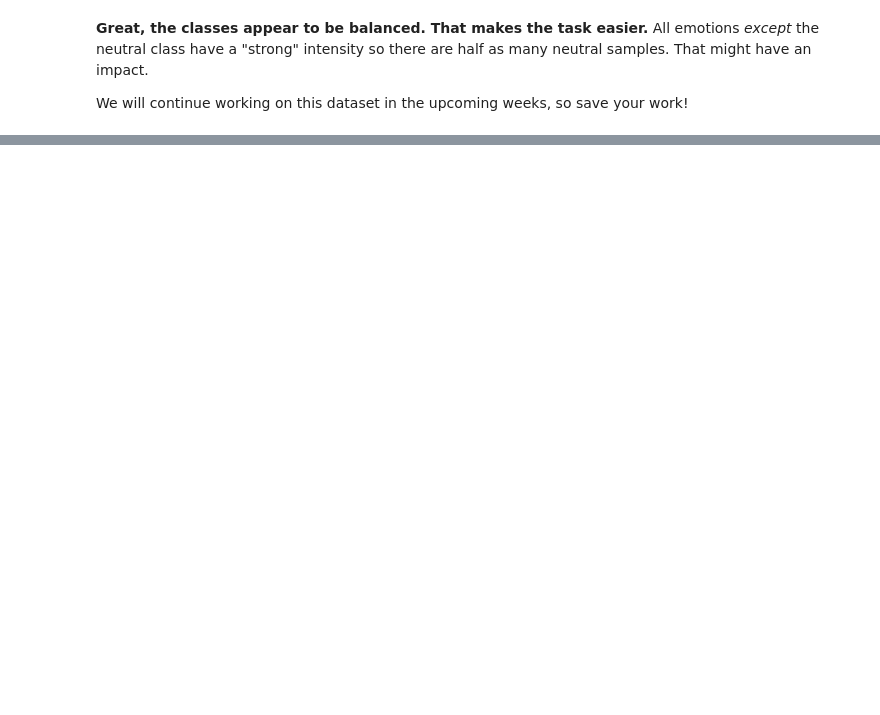
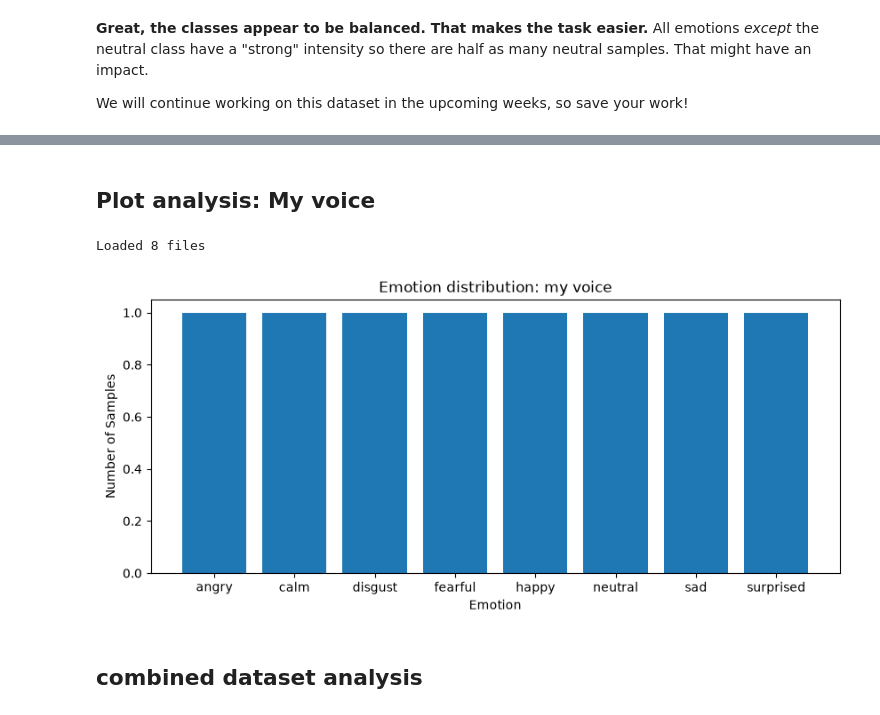
Before and after one commit to laoneya31/Week2-DataPreprocessing, a Jupyter notebook: Week 2.ipynb, the cells around one changed output, grey strips where cells are left out. Cells and saved outputs as stored; diff of their text form; code cells hidden in the pictures; blank space fills up the shorter version.

```diff
--- a/Week 2.ipynb
+++ b/Week 2.ipynb
@@ -646,0 +785,30 @@ We will continue working on this dataset in the upcoming weeks, so save your wor
+# %% [markdown]
+## Plot analysis: My voice
+# %%
+# Load emotion labels
+def load_emotions(pattern):
+    labels = []
+    for file in glob.glob(pattern):
+        file_name = os.path.basename(file)
+        code = file_name.split("-")[2]
+        labels.append(emotions_dict[code])
+    print(f"Loaded {len(labels)} files")
+    return np.array(labels)
+
+# Emotions in my voice in file Actor_26
+my_emotions = load_emotions('Datasets/Audio Data/Actor_26/*.wav')
+
+emotion_list, count = np.unique(my_emotions, return_counts=True)
+
+plt.figure(figsize=(10,4))
+plt.bar(x=range(len(emotion_list)), height=count)
+plt.xticks(ticks=range(len(emotion_list)), labels=emotion_list, fontsize=10)
+plt.xlabel('Emotion')
+plt.ylabel('Number of Samples')
+plt.title('Emotion distribution: my voice')
+plt.show()
+# %% [output]
+Loaded 8 files
+[figure, added]
+# %% [markdown]
+## combined dataset analysis
```
Also changed, not shown: parts of 23 cells of this notebook.
